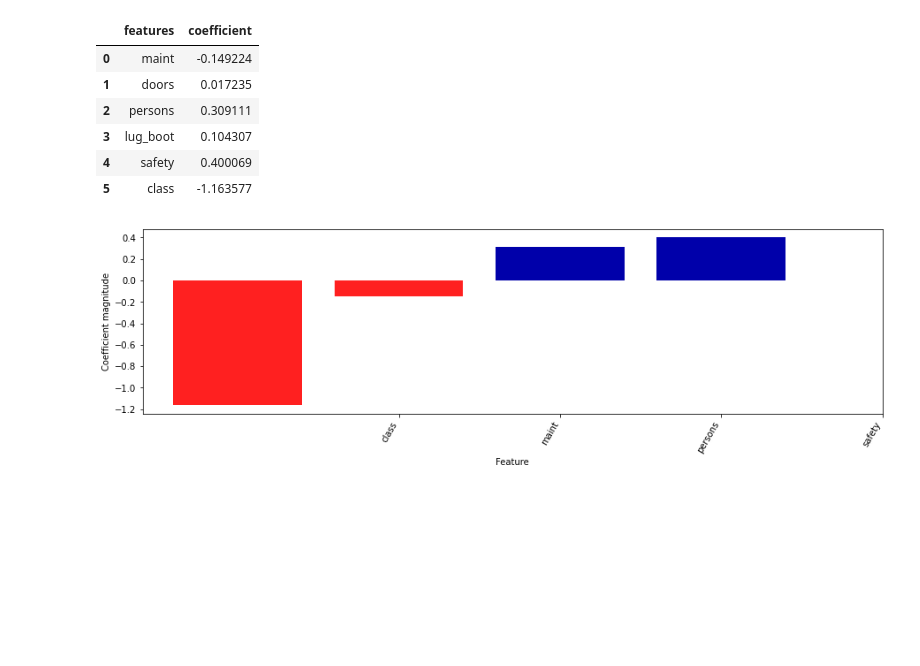
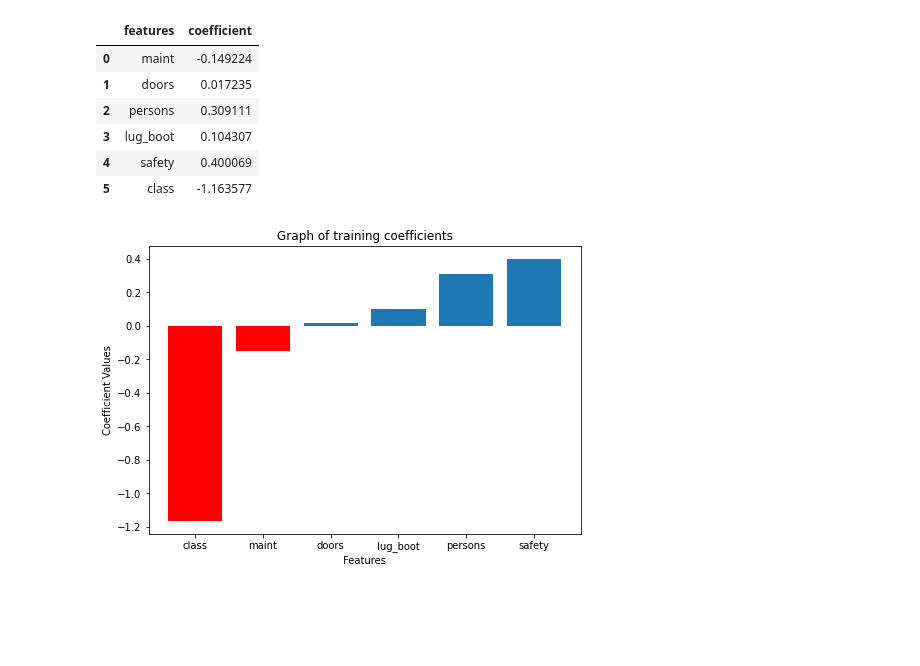
Before and after one commit to DSCI-310/DSCI-310-Group-9-, a Jupyter notebook: car_analysis.ipynb, the cells around one changed output. Saved outputs shown, nothing was run; the diff lists cells and outputs as text; code cells hidden in the pictures; blank space fills up the shorter version.

Commit message:
added figure for coefficient values

```diff
--- a/car_analysis.ipynb
+++ b/car_analysis.ipynb
@@ -133,7 +132,9 @@ pd.DataFrame(score)
 # %%
 # coefficients of each feature
 
+
 data = {"features":feats, "coefficient":coeffs}
+df1 = pd.DataFrame(data).sort_values(by=['coefficient'])
 pd.DataFrame(data)
 # %% [output]
 |  | features | coefficient |
@@ -144,9 +145,19 @@ pd.DataFrame(data)
 | 4 | safety | 0.400069 |
 | 5 | class | -1.163577 |
 # %%
-mglearn.tools.visualize_coefficients(coeffs, feats, n_top_features=2)
+df1 = df1.sort_values(by=['coefficient'])
+
+fig2 = plt.figure()
+axes = fig2.add_axes([0,0,1,1])
+axes.set_title('Graph of training coefficients')
+axes.set_xlabel('Features')
+axes.set_ylabel('Coefficient Values')
+
+axes.bar(df1['features'][:2], df1['coefficient'][:2], color="red")
+axes.bar(df1['features'][2:], df1['coefficient'][2:])
+plt.show()
 # %% [output]
-[figure, old version]
+[figure, new version]
 # %% [markdown]
 &nbsp;
 
```
Also changed, not shown: parts of 2 cells of this notebook, 1 other file.
